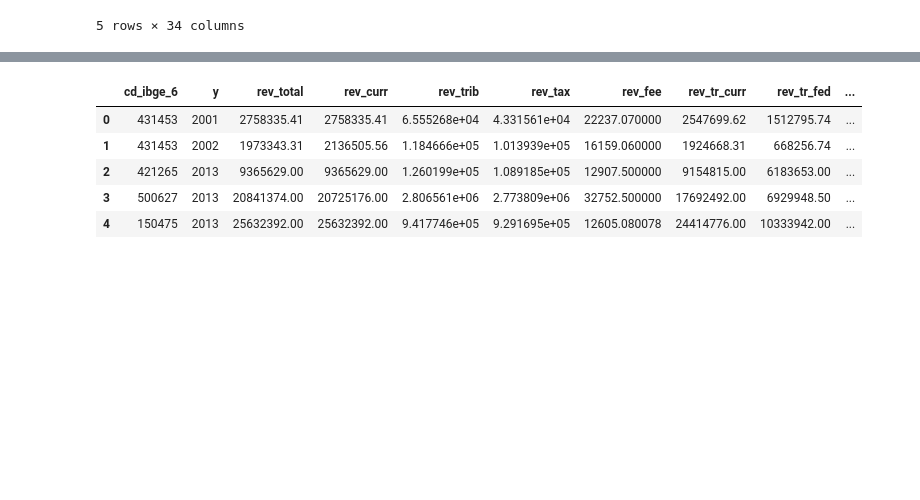
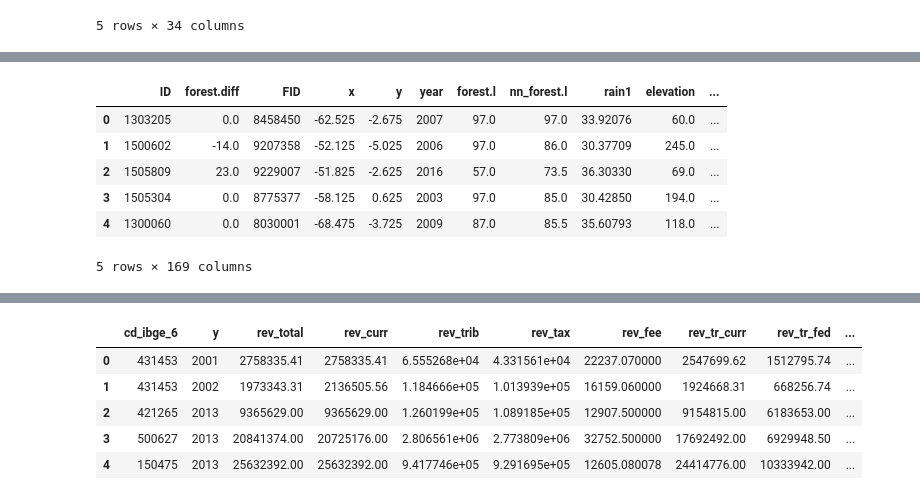
Before and after one commit to aulichney/Deforestation, a Jupyter notebook: DataMergeProcess.ipynb, the cells around one changed output, grey strips where cells are left out. Saved outputs shown, nothing was run; the diff lists cells and outputs as text; code cells hidden in the pictures; blank space fills up the shorter version.

```diff
--- a/DataMergeProcess.ipynb
+++ b/DataMergeProcess.ipynb
@@ -851,0 +1099,10 @@ finbra_df.head()
+# %%
+finbra_df
+# %% [output]
+|  | ID | forest.diff | FID | x | y | year | forest.l | nn_forest.l | rain1 | elevation | ... |
+| 0 | 1303205 | 0.0 | 8458450 | -62.525 | -2.675 | 2007 | 97.0 | 97.0 | 33.92076 | 60.0 | ... |
+| 1 | 1500602 | -14.0 | 9207358 | -52.125 | -5.025 | 2006 | 97.0 | 86.0 | 30.37709 | 245.0 | ... |
+| 2 | 1505809 | 23.0 | 9229007 | -51.825 | -2.625 | 2016 | 57.0 | 73.5 | 36.30330 | 69.0 | ... |
+| 3 | 1505304 | 0.0 | 8775377 | -58.125 | 0.625 | 2003 | 97.0 | 85.0 | 30.42850 | 194.0 | ... |
+| 4 | 1300060 | 0.0 | 8030001 | -68.475 | -3.725 | 2009 | 87.0 | 85.5 | 35.60793 | 118.0 | ... |
+5 rows × 169 columns
```
Also changed, not shown: parts of 79 cells of this notebook, 5 other files.
